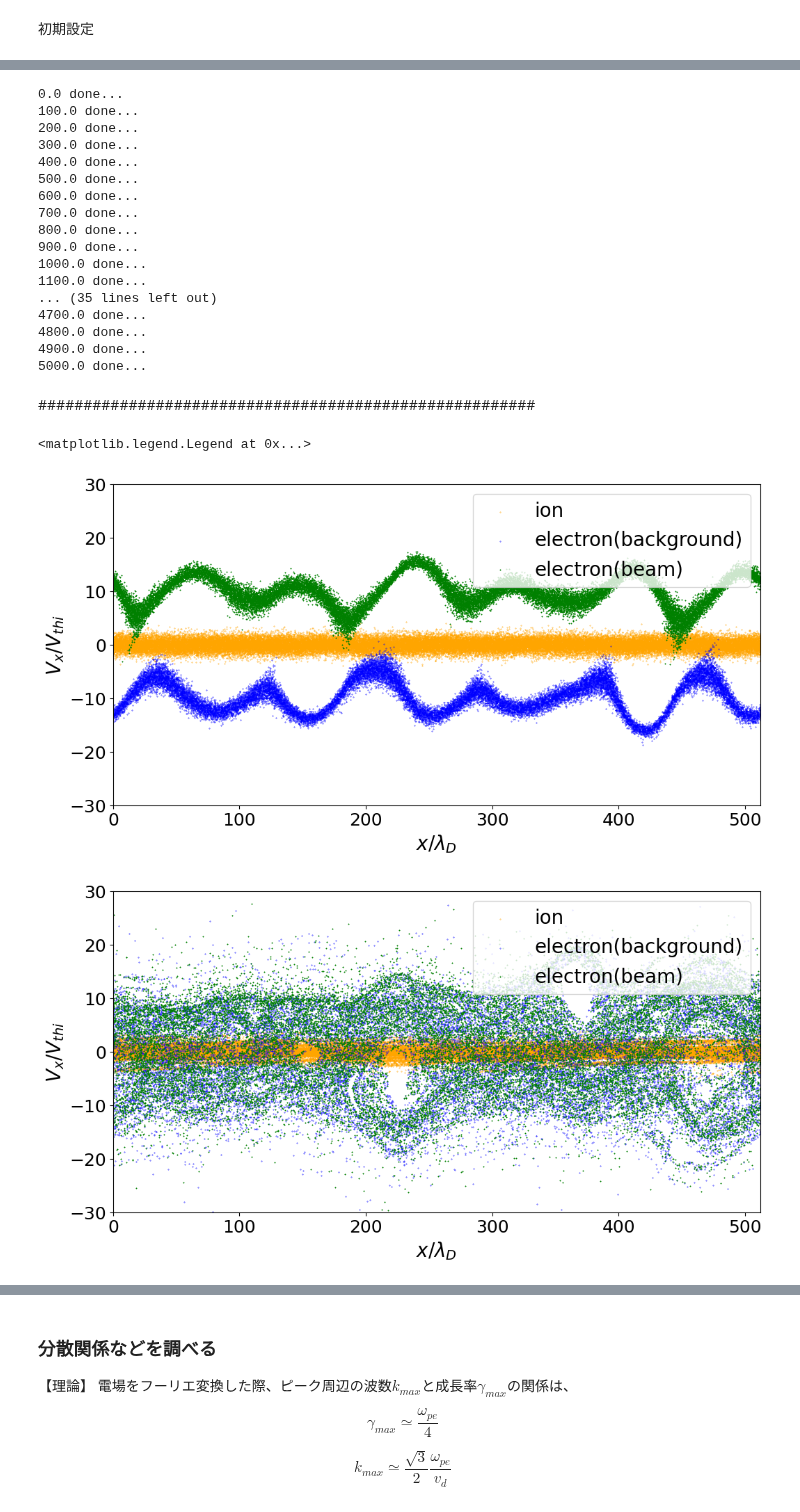
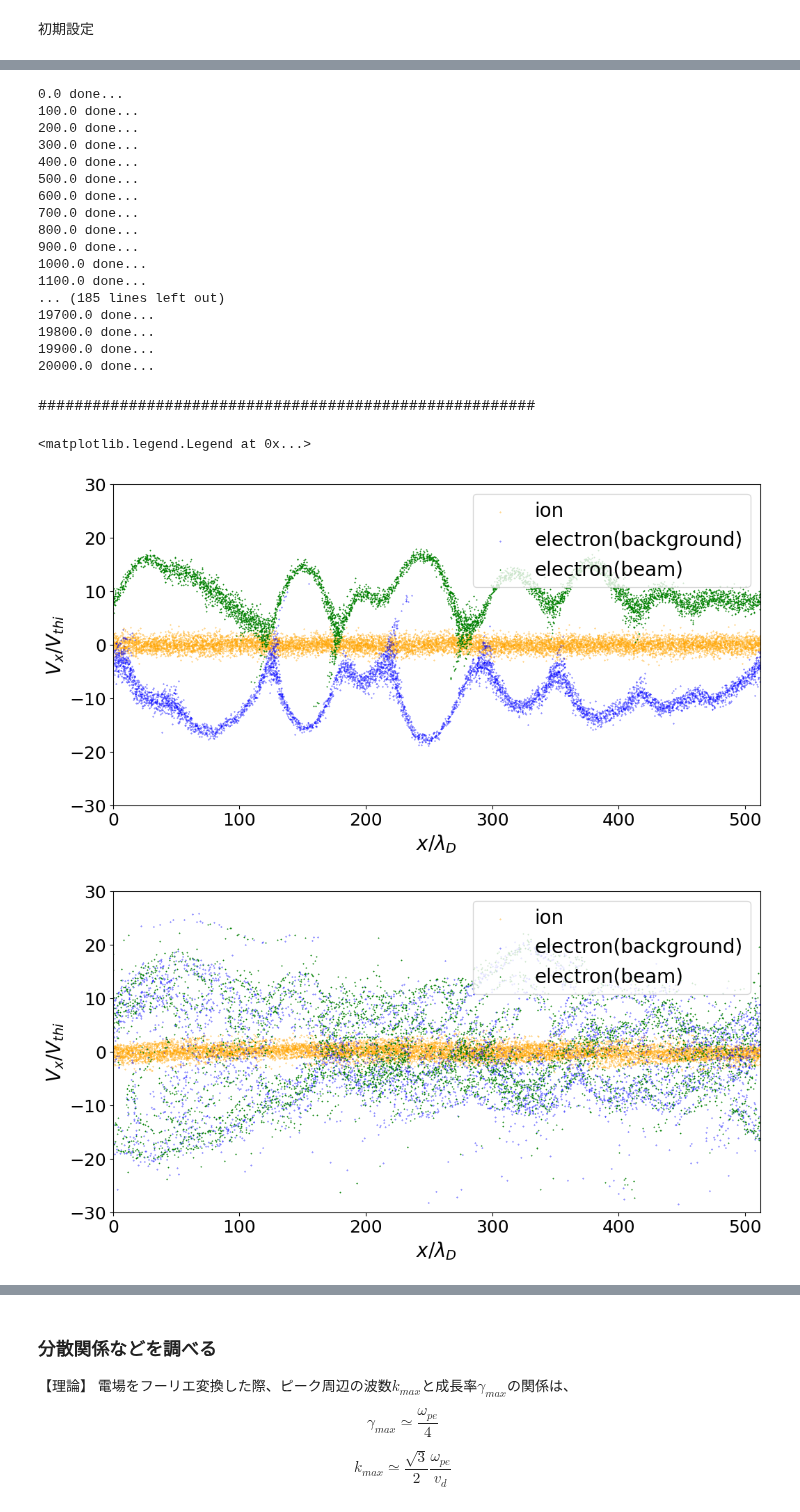
Before and after one commit to keita-akutagawa/MHD-PIC, a Jupyter notebook: PIC_samples/pic1d/PIC1D_two_stream_electron.ipynb, the cells around one changed output, grey strips where cells are left out. Saved outputs shown, nothing was run; the diff lists cells and outputs as text; code cells hidden in the pictures.

```diff
--- a/PIC_samples/pic1d/PIC1D_two_stream_electron.ipynb
+++ b/PIC_samples/pic1d/PIC1D_two_stream_electron.ipynb
@@ -24,7 +24,7 @@ m_ion = m_electron / r_m
 r_q = 1.0
 T_e = 1/2 * m_electron * (0.01*c)**2
 T_i = T_e / t_r
-n_e = 100 #ここは手動で調整すること
+n_e = 20 #ここは手動で調整すること
 B0 = np.sqrt(n_e) / 10.0
 q_unit = np.sqrt(epsilon0 * T_e / n_e)
 q_electron = -1 * q_unit
@@ -43,7 +43,7 @@ n_x = 512
 x_max = n_x * dx
 x_coordinate = np.arange(0.0, x_max, dx)
 dt = 1.0
-step = 50000
+step = 20000
 t_max = step * dt
 v_thermal_ion = np.sqrt(T_i / m_ion)
 v_thermal_electron = np.sqrt(T_e / m_electron)
@@ -100,7 +100,7 @@ total number of particle is 102400
 # %%
 #STEP1
-rho = get_rho(q_list, x, n_x, dx)
-E = solve_poisson_not_periodic(rho, n_x, epsilon0, dx, E)
+#rho = get_rho(q_list, x, n_x, dx)
+#E = solve_poisson_not_periodic(rho, n_x, epsilon0, dx, E)
 
 for k in range(step+1):
     if k % 100 == 0:
@@ -126,11 +126,11 @@ for k in range(step+1):
     if k % 100 == 0:
         k1 = k // 100
         KE = np.sum(1/2 * m_list * np.linalg.norm(v, axis=0)**2)
-        np.save(f'two_stream_electron/results_1pic_two_stream_electron_xv_{k1}.npy', np.concatenate([x, v]))
-        np.save(f'two_stream_electron/results_1pic_two_stream_electron_E_{k1}.npy', E)
-        np.save(f'two_stream_electron/results_1pic_two_stream_electron_B_{k1}.npy', B)
-        np.save(f'two_stream_electron/results_1pic_two_stream_electron_current_{k1}.npy', current)
-        np.save(f'two_stream_electron/results_1pic_two_stream_electron_KE_{k1}.npy', KE)
+        np.save(f'results_two_stream_electron/xv_{k1}.npy', np.concatenate([x, v]))
+        np.save(f'results_two_stream_electron/E_{k1}.npy', E)
+        np.save(f'results_two_stream_electron/B_{k1}.npy', B)
+        np.save(f'results_two_stream_electron/current_{k1}.npy', current)
+        np.save(f'results_two_stream_electron/KE_{k1}.npy', KE)
 # %% [output]
 0.0 done...
 100.0 done...
@@ -144,18 +144,18 @@ for k in range(step+1):
 900.0 done...
 1000.0 done...
 1100.0 done...
-... (35 lines left out)
-4700.0 done...
-4800.0 done...
-4900.0 done...
-5000.0 done...
+... (185 lines left out)
+19700.0 done...
+19800.0 done...
+19900.0 done...
+20000.0 done...
 # %% [markdown]
 #######################################################
 # %%
 fig = plt.figure(figsize=(12, 6))
 ax = fig.add_subplot(111)
 
-results_total = np.load(f"./two_stream_electron/results_1pic_two_stream_electron_xv_{25}.npy")
+results_total = np.load(f"./results_two_stream_electron/xv_{25}.npy")
 ax.scatter(results_total[0, :n_plus], results_total[3, :n_plus]/v_thermal_ion, s=0.1, c='orange', label='ion')
 ax.scatter(results_total[0, n_plus:n_plus+n_minus], results_total[3, n_plus:n_plus+n_minus]/v_thermal_electron, s=0.1, c='blue', label='electron(background)')
 ax.scatter(results_total[0, n_plus+n_minus:], results_total[3, n_plus+n_minus:]/v_thermal_electron, s=0.1, c='green', marker='*', label='electron(beam)')
@@ -167,41 +167,41 @@ ax.tick_params(labelsize=18)
 ax.legend(loc='upper right', fontsize=20)
 # %% [output]
 <matplotlib.legend.Legend at 0x...>
-[figure, old version]
+[figure, new version]
 # %%
 fig = plt.figure(figsize=(12, 6))
 ax = fig.add_subplot(111)
 
 interval = 1
-number_of_results = 501
+number_of_results = 201
 for i in range(number_of_results):
-    results_total = np.load(f"./two_stream_electron/results_1pic_two_stream_electron_xv_{i}.npy")
+    results_total = np.load(f"./results_two_stream_electron/xv_{i}.npy")
     ax.clear()
     ax.scatter(results_total[0, :n_plus], results_total[3, :n_plus]/v_thermal_ion, s=0.1, c='orange', label='ion')
     ax.scatter(results_total[0, n_plus:n_plus+n_minus], results_total[3, n_plus:n_plus+n_minus]/v_thermal_electron, s=0.1, c='blue', label='electron(background)')
     ax.scatter(results_total[0, n_plus+n_minus:], results_total[3, n_plus+n_minus:]/v_thermal_electron, s=0.1, c='green', marker='*', label='electron(beam)')
     ax.set_xlim(0, x_max)
     ax.set_ylim(-30, 30)
     ax.set_xlabel('$x / \lambda_D$', fontsize=20)
     ax.set_ylabel('$V_x / V_{thi}$', fontsize=20)
     ax.tick_params(labelsize=18)
     ax.legend(loc='upper right', fontsize=20)
     fig.savefig(f'./pictures/{i}.png', dpi=200)
 
 
 img = cv2.imread(f'./pictures/0.png')
 framesize = (img.shape[1], img.shape[0])
 fps = 10.0
 
 fourcc = cv2.VideoWriter_fourcc('m','p','4','v')
 video  = cv2.VideoWriter(filename=f'two_stream_electron.mp4', fourcc=fourcc, fps=fps, frameSize=framesize)
 
 for i in range(number_of_results):
     img = cv2.imread(f'./pictures/{i}.png')
     video.write(img)
 video.release()
 # %% [output]
-[figure, old version]
+[figure, new version]
 # %%
 fig = plt.figure(figsize=(12, 6))
 ax = fig.add_subplot(111)
```
Also changed, not shown: parts of 5 cells of this notebook, 3 other files.
